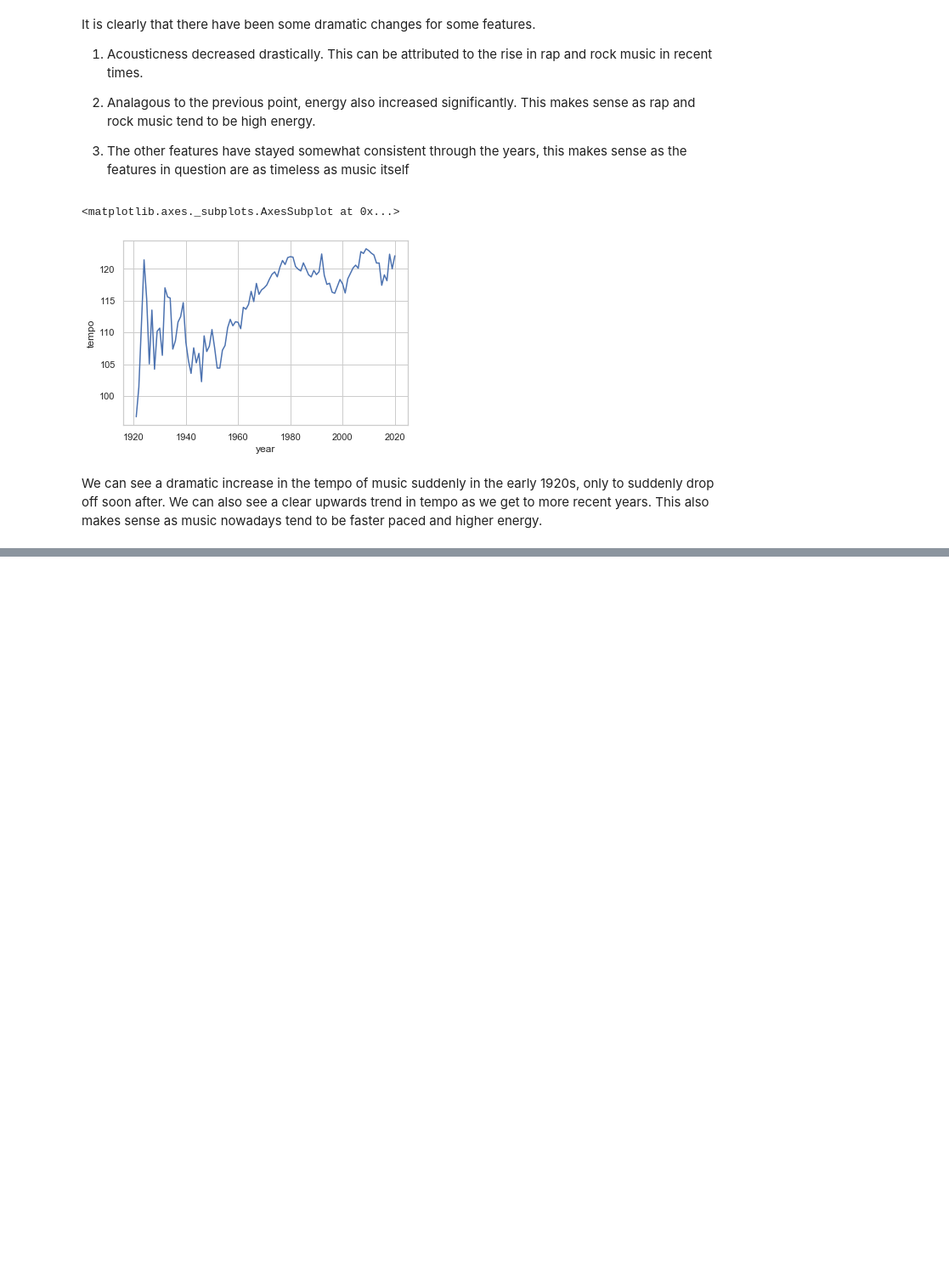
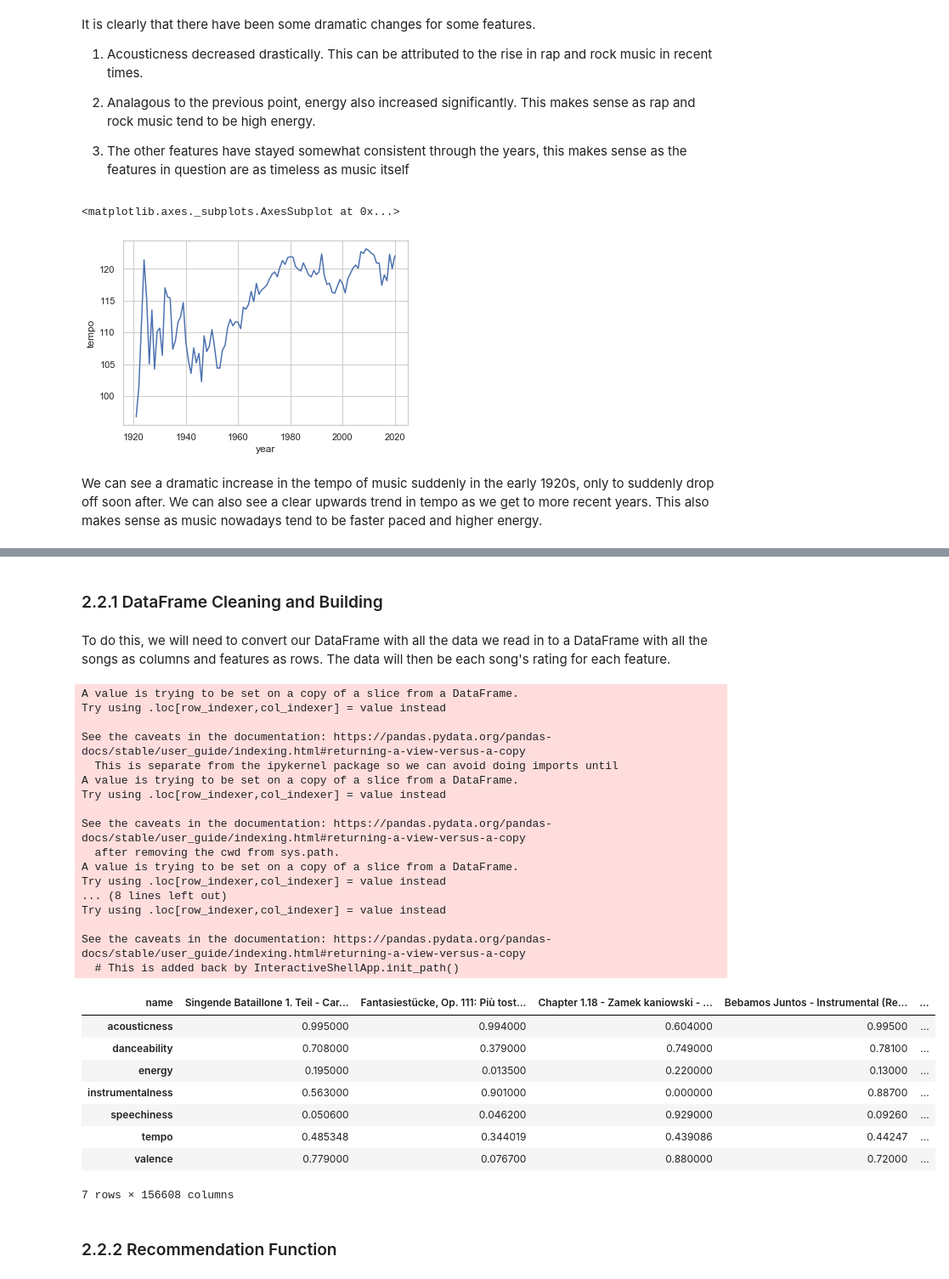
Before and after one commit to Hadryan/Spotify-Music-Data, a Jupyter notebook: Spotify Data Exploration and Recommender Systems.ipynb, the cells around one changed output, grey strips where cells are left out. Shown at 85% size. Cells and saved outputs as stored; diff of their text form; code cells hidden in the pictures; blank space fills up the shorter version.

```diff
--- a/Spotify Data Exploration and Recommender Systems.ipynb
+++ b/Spotify Data Exploration and Recommender Systems.ipynb
@@ -403,0 +407,57 @@ See the caveats in the documentation: https://pandas.pydata.org/pandas-docs/stab
+# %% [markdown]
+### 2.2.1 DataFrame Cleaning and Building
+# %% [markdown]
+To do this, we will need to convert our DataFrame with all the data we read in to a DataFrame with all the songs as columns and features as rows. The data will then be each song's rating for each feature.
+# %%
+df = pd.read_csv('data.csv')
+# Omitting unnecessary features
+ft = df[['name', 'artists', 'acousticness', 'danceability', 'energy', 'instrumentalness', 'speechiness', 'tempo', 'valence']]
+# Removing unnecessary clutter in artist names and combining song name with artist name
+ft['artists'] = ft['artists'].apply(lambda x: x[1:-1])
+ft['artists'] = ft['artists'].apply(lambda x: x.replace("'", ""))
+ft['name'] = ft['name'] + ' - ' + ft['artists']
+ft.drop('artists', axis = 1, inplace = True)
+# Convert song and artist name from column to index
+ft.set_index('name', inplace = True)
+# Scale tempo data as other features are [0,1] while tempo is much higher than that
+scaler = MinMaxScaler()
+# The reshape here just makes the 1-D data into 2-D so that fit_transform can use it
+scaled = scaler.fit_transform(ft['tempo'].values.reshape(-1,1))
+# Replace old tempo data with scaled
+ft['tempo'] = scaled
+# Switch columns and indices so that features are indices and names are columns
+ft = ft.transpose()
+# Checks if columns names are duplicate and returns a boolean value of True if has appeared previously
+# We invert all the boolean values so that we can keep the first instance (previously False values)
+# Finally, use .loc to select non-duplicated columns
+ft = ft.loc[:,~ft.columns.duplicated()]
+ft
+# %% [output]
+A value is trying to be set on a copy of a slice from a DataFrame.
+Try using .loc[row_indexer,col_indexer] = value instead
+
+See the caveats in the documentation: https://pandas.pydata.org/pandas-docs/stable/user_guide/indexing.html#returning-a-view-versus-a-copy
+  This is separate from the ipykernel package so we can avoid doing imports until
+A value is trying to be set on a copy of a slice from a DataFrame.
+Try using .loc[row_indexer,col_indexer] = value instead
+
+See the caveats in the documentation: https://pandas.pydata.org/pandas-docs/stable/user_guide/indexing.html#returning-a-view-versus-a-copy
+  after removing the cwd from sys.path.
+A value is trying to be set on a copy of a slice from a DataFrame.
+Try using .loc[row_indexer,col_indexer] = value instead
+... (8 lines left out)
+Try using .loc[row_indexer,col_indexer] = value instead
+
+See the caveats in the documentation: https://pandas.pydata.org/pandas-docs/stable/user_guide/indexing.html#returning-a-view-versus-a-copy
+  # This is added back by InteractiveShellApp.init_path()
+| name | Singende Bataillone 1. Teil - Car... | Fantasiestücke, Op. 111: Più tost... | Chapter 1.18 - Zamek kaniowski - ... | Bebamos Juntos - Instrumental (Re... | ... |
+| acousticness | 0.995000 | 0.994000 | 0.604000 | 0.99500 | ... |
+| danceability | 0.708000 | 0.379000 | 0.749000 | 0.78100 | ... |
+| energy | 0.195000 | 0.013500 | 0.220000 | 0.13000 | ... |
+| instrumentalness | 0.563000 | 0.901000 | 0.000000 | 0.88700 | ... |
+| speechiness | 0.050600 | 0.046200 | 0.929000 | 0.09260 | ... |
+| tempo | 0.485348 | 0.344019 | 0.439086 | 0.44247 | ... |
+| valence | 0.779000 | 0.076700 | 0.880000 | 0.72000 | ... |
+7 rows × 156608 columns
+# %% [markdown]
+### 2.2.2 Recommendation Function
```
Also changed, not shown: parts of 25 cells of this notebook.
